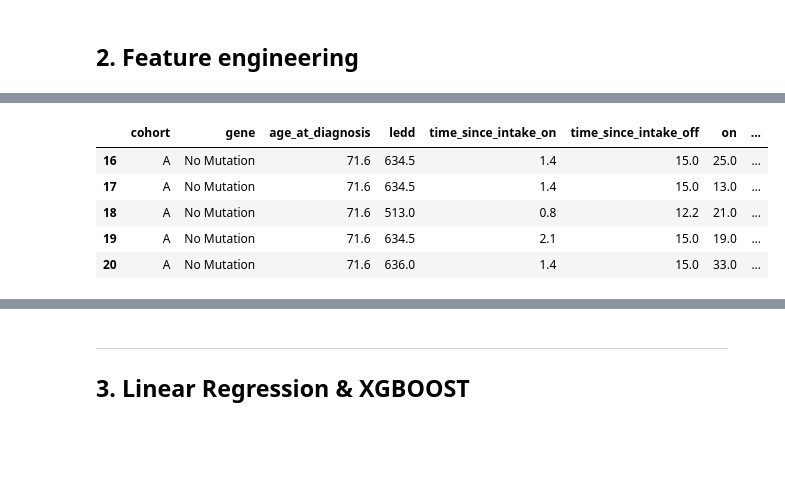
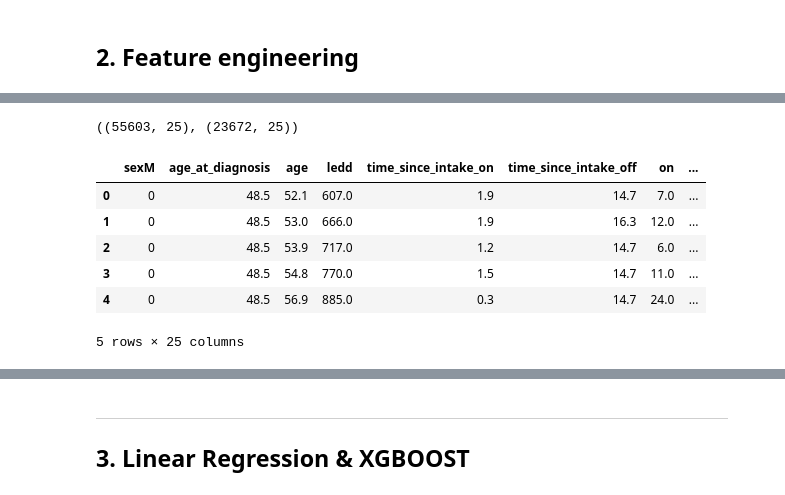
Before and after one commit to 237Fresnel/challengeIFIE2, a Jupyter notebook: Exercice1_Tutoriel_Iris.ipynb, the cells around one changed output, grey strips where cells are left out. Saved outputs shown, nothing was run; the diff lists cells and outputs as text; code cells hidden in the pictures; blank space fills up the shorter version.

Commit message:
shit

```diff
--- a/Exercice1_Tutoriel_Iris.ipynb
+++ b/Exercice1_Tutoriel_Iris.ipynb
@@ -409,16 +464,15 @@ for col in num_cols:
 # %%
 # Gestion des valeurs aberrantes (winsorization)
-Q1 = X_tr[num_cols].quantile(0.25)
-Q3 = X_tr[num_cols].quantile(0.75)
+Q1 = X_train[num_cols].quantile(0.25)
+Q3 = X_train[num_cols].quantile(0.75)
 IQR = Q3 - Q1
 
 lower = Q1 - 1.5 * IQR
 upper = Q3 + 1.5 * IQR
 
 # Capping sur train et test avec les mêmes bornes
-X_tr[num_cols] = X_tr[num_cols].clip(lower=lower, upper=upper, axis=1)
-X_ts[num_cols] = X_ts[num_cols].clip(lower=lower, upper=upper, axis=1)
+X_train[num_cols] = X_train[num_cols].clip(lower=lower, upper=upper, axis=1)
 X_test[num_cols] = X_test[num_cols].clip(lower=lower, upper=upper, axis=1)
 
-X_tr[num_cols].describe()
+X_train[num_cols].describe()
 # %% [output]
@@ -483,11 +511,45 @@ X_tr.shape, X_ts.shape
+# %%
+  ##Gestion des variables categorielles
+X_train_cat = X_train.copy()
+#X_test_cat = X_test.copy()
+X_test_cat = X_test.copy()
+
+
+# Colonnes qui nous intéressent
+cat_cols_shit = ["cohort","gene"]
+
+# Initialisation de l'encoder
+shit = OneHotEncoder(handle_unknown="ignore", sparse_output=False)
+shit.fit(X_train[cat_cols_shit])
+
+train_ohe = pd.DataFrame(
+    shit.transform(X_train[cat_cols_shit]),
+    index=X_train.index,
+    columns=shit.get_feature_names_out(cat_cols_shit),
+)
+
+
+test_high = pd.DataFrame(
+    shit.transform(X_test[cat_cols_shit]),
+    index=X_test.index,
+    columns=shit.get_feature_names_out(cat_cols_shit),
+)
+
+X_train = X_train.drop(columns=cat_cols_shit).join(train_ohe)
+X_test = X_test.drop(columns=cat_cols_shit).join(test_high)
+
+X_train.shape, X_test.shape
+# %% [output]
+((55603, 25), (23672, 25))
 # %%
-X_tr.head()
+X_train.head()
 # %% [output]
-|  | cohort | gene | age_at_diagnosis | ledd | time_since_intake_on | time_since_intake_off | on | ... |
-| 16 | A | No Mutation | 71.6 | 634.5 | 1.4 | 15.0 | 25.0 | ... |
-| 17 | A | No Mutation | 71.6 | 634.5 | 1.4 | 15.0 | 13.0 | ... |
-| 18 | A | No Mutation | 71.6 | 513.0 | 0.8 | 12.2 | 21.0 | ... |
-| 19 | A | No Mutation | 71.6 | 634.5 | 2.1 | 15.0 | 19.0 | ... |
-| 20 | A | No Mutation | 71.6 | 636.0 | 1.4 | 15.0 | 33.0 | ... |
+|  | sexM | age_at_diagnosis | age | ledd | time_since_intake_on | time_since_intake_off | on | ... |
+| 0 | 0 | 48.5 | 52.1 | 607.0 | 1.9 | 14.7 | 7.0 | ... |
+| 1 | 0 | 48.5 | 53.0 | 666.0 | 1.9 | 16.3 | 12.0 | ... |
+| 2 | 0 | 48.5 | 53.9 | 717.0 | 1.2 | 14.7 | 6.0 | ... |
+| 3 | 0 | 48.5 | 54.8 | 770.0 | 1.5 | 14.7 | 11.0 | ... |
+| 4 | 0 | 48.5 | 56.9 | 885.0 | 0.3 | 14.7 | 24.0 | ... |
+5 rows × 25 columns
 # %%
 #bien propre , bien soigné
```
Also changed, not shown: parts of 33 cells of this notebook, 12 other files.
